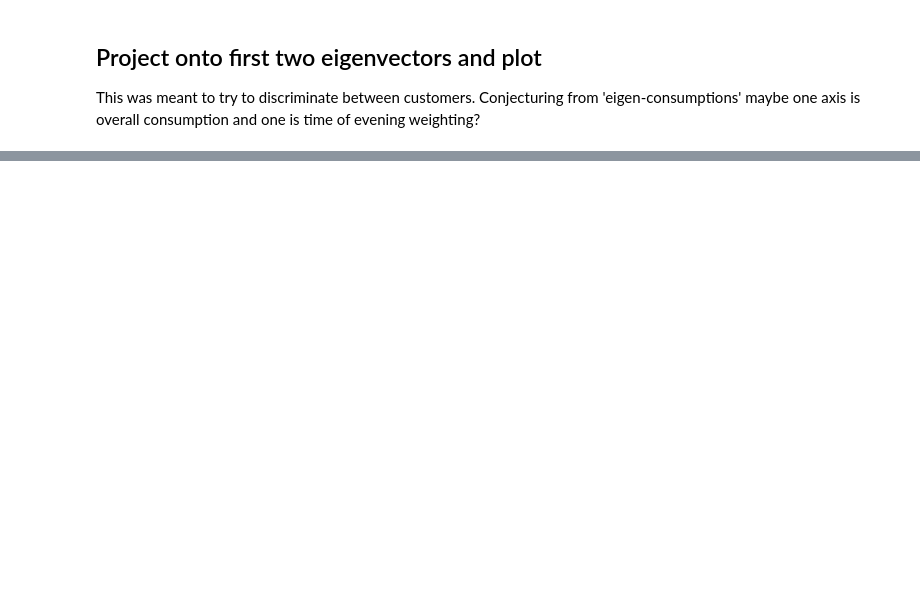
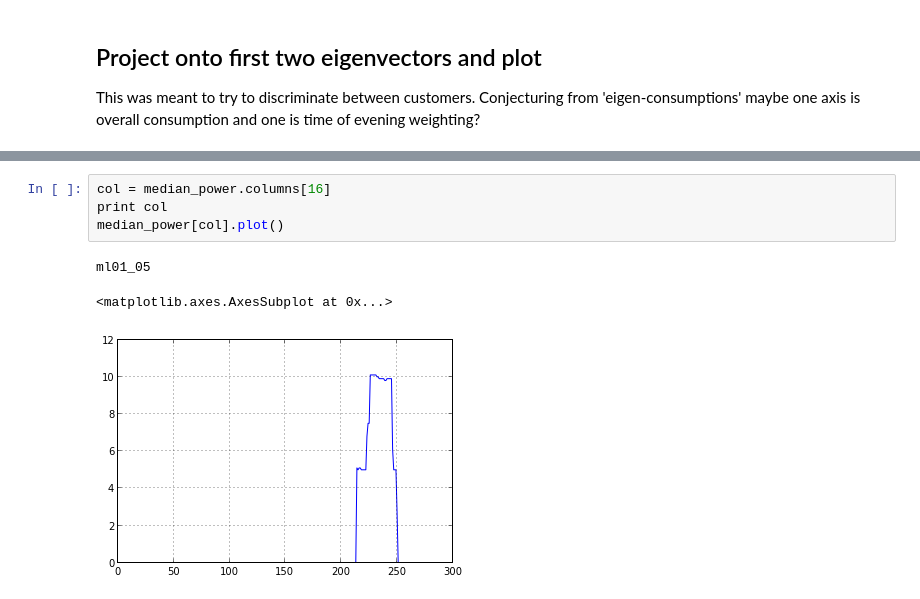
Before and after one commit to SEL-Columbia/sd_card_analysis, a Jupyter notebook: python/average_timeseries_PCA.ipynb, the cells around one changed output, grey strips where cells are left out. Cells and saved outputs as stored; diff of their text form; blank space fills up the shorter version.

```diff
--- a/python/average_timeseries_PCA.ipynb
+++ b/python/average_timeseries_PCA.ipynb
@@ -98,0 +124,8 @@ scatter(projected[:,0], projected[:,1])
+# %%
+col = median_power.columns[16]
+print col
+median_power[col].plot()
+# %% [output]
+ml01_05
+<matplotlib.axes.AxesSubplot at 0x...>
+[figure, added]
```
Also changed, not shown: parts of 7 cells of this notebook.
